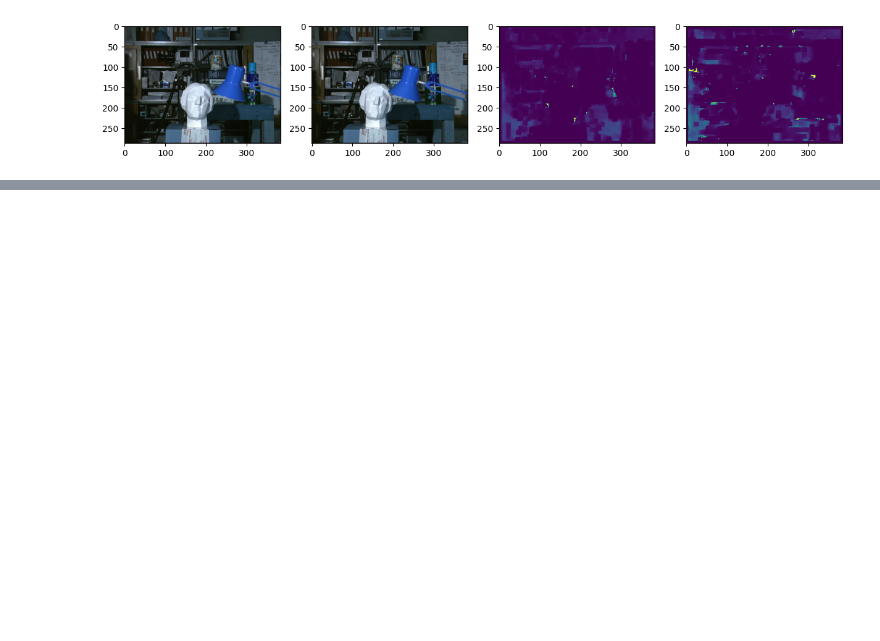
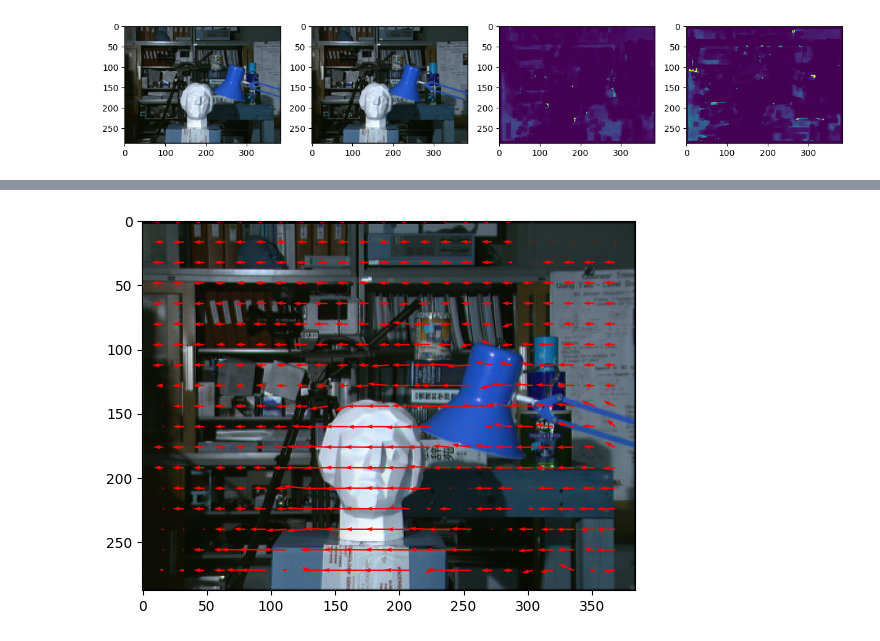
Before and after one commit to HunBug/cam_cv, a Jupyter notebook: src/optical_flow/exploratory.ipynb, the cells around one changed output, grey strips where cells are left out. Cells and saved outputs as stored; diff of their text form; code cells hidden in the pictures; blank space fills up the shorter version.

```diff
--- a/src/optical_flow/exploratory.ipynb
+++ b/src/optical_flow/exploratory.ipynb
@@ -70,0 +72,8 @@ plot_optical_flow(img1_gray,img2_gray, u, v, 10)
+# %%
+flow = cv2.calcOpticalFlowFarneback(img1_gray, img2_gray, None, 0.5, 3, 15, 3, 5, 1.2, 0)
+
+#plot optical flow vectors
+# plt.imshow(img1)
+plot_optical_flow(img1=img1, img2=img2, u=flow[...,0], v=flow[...,1], step=16)
+# %% [output]
+[figure, added]
```
Also changed, not shown: parts of 4 cells of this notebook, 2 other files.
